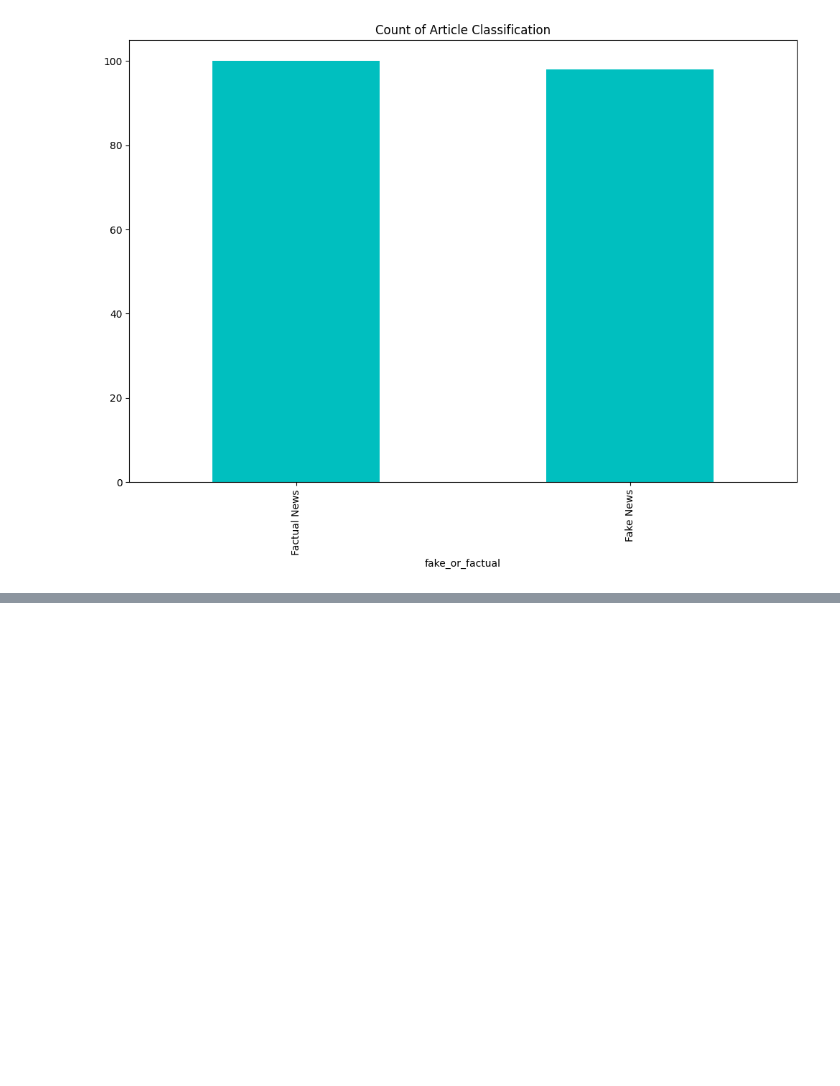
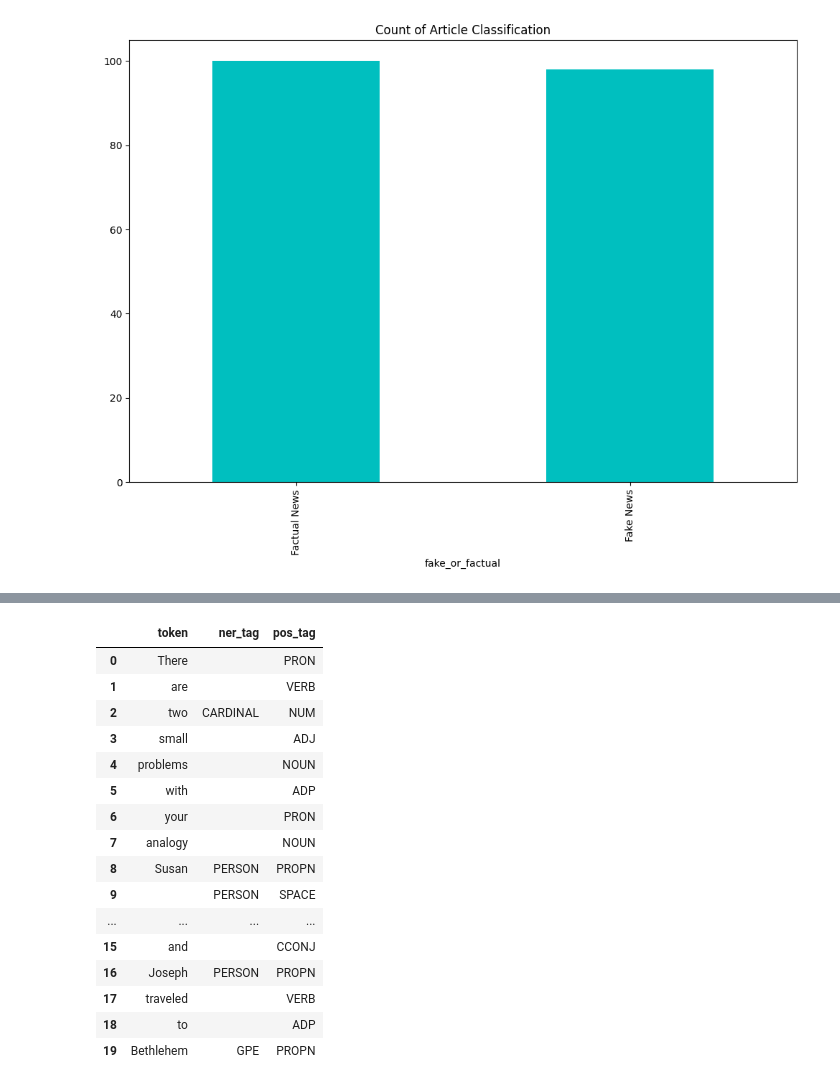
Before and after one commit to 10Vaibhav/Fake-News-Classifier, a Jupyter notebook: Fake News Categorizer.ipynb, the cells around one changed output, grey strips where cells are left out. Cells and saved outputs as stored; diff of their text form; code cells hidden in the pictures; blank space fills up the shorter version.

Commit message:
Explore data through POS Tags

```diff
--- a/Fake News Categorizer.ipynb
+++ b/Fake News Categorizer.ipynb
@@ -55,0 +124,34 @@ Text(0.5, 1.0, 'Count of Article Classification')
+# %%
+def extract_token_tags(doc: spacy.tokens.doc.Doc):
+    return [(i.text, i.ent_type_, i.pos_) for i in doc]
+# %%
+fake_tagsdf = []
+columns = ["token", "ner_tag", "pos_tag"]
+# %%
+for ix,doc in enumerate(fake_spacydocs):
+    tags = extract_token_tags(doc)
+    tags = pd.DataFrame(tags)
+    tags.columns = columns
+    fake_tagsdf.append(tags)
+# %%
+fake_tagsdf = pd.concat(fake_tagsdf)
+# %%
+fake_tagsdf.head(20)
+# %% [output]
+|  | token | ner_tag | pos_tag |
+| 0 | There |  | PRON |
+| 1 | are |  | VERB |
+| 2 | two | CARDINAL | NUM |
+| 3 | small |  | ADJ |
+| 4 | problems |  | NOUN |
+| 5 | with |  | ADP |
+| 6 | your |  | PRON |
+| 7 | analogy |  | NOUN |
+| 8 | Susan | PERSON | PROPN |
+| 9 |  | PERSON | SPACE |
+| ... | ... | ... | ... |
+| 15 | and |  | CCONJ |
+| 16 | Joseph | PERSON | PROPN |
+| 17 | traveled |  | VERB |
+| 18 | to |  | ADP |
+| 19 | Bethlehem | GPE | PROPN |
```
Also changed, not shown: parts of 17 cells of this notebook.
